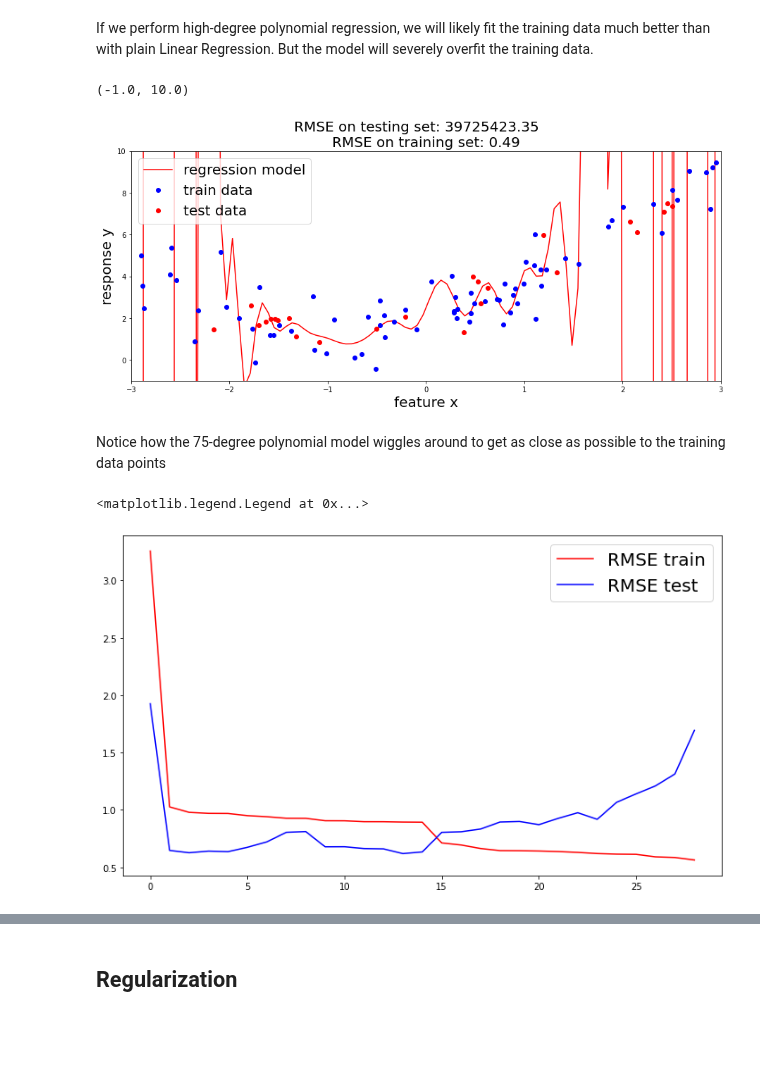
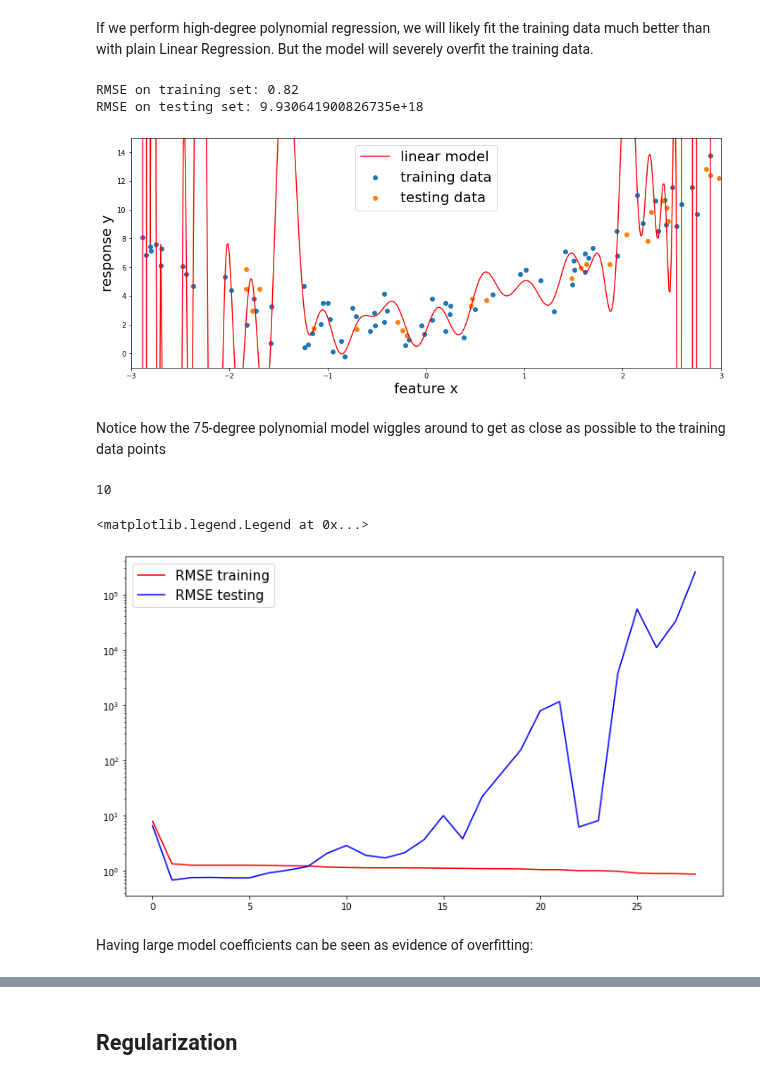
Before and after one commit to um-perez-alvaro/Data-Science-Practice, a Jupyter notebook: Jupyter Notebooks/Regression/notebooks/Regularization.ipynb, the cells around one changed output, grey strips where cells are left out. Saved outputs shown, nothing was run; the diff lists cells and outputs as text; code cells hidden in the pictures; blank space fills up the shorter version.

```diff
--- a/Jupyter Notebooks/Regression/notebooks/Regularization.ipynb
+++ b/Jupyter Notebooks/Regression/notebooks/Regularization.ipynb
@@ -30,31 +30,32 @@ from sklearn.linear_model import LinearRegression
 from sklearn.metrics import mean_squared_error
 # %%
 # fit a linear model
-lin_reg = LinearRegression()
-lin_reg.fit(X_train,y_train)
+linreg = LinearRegression()
+linreg.fit(X_train,y_train)
 
 #RMSE on train set
-y_train_pred = lin_reg.predict(X_train)
+y_train_pred = linreg.predict(X_train)
 rmse_train = mean_squared_error(y_train,y_train_pred)
 
 #RMSE on test set
-y_test_pred = lin_reg.predict(X_test)
+y_test_pred = linreg.predict(X_test)
 rmse_test = mean_squared_error(y_test,y_test_pred)
 
 # plot the linear model
-X_plot = np.linspace(-3,3,100)[:,None]
-y_plot = lin_reg.predict(X_plot)
+m_plot = 100
+X_plot = np.linspace(-3,3,m_plot).reshape(m_plot,1)
+y_plot = linreg.predict(X_plot)
 plt.figure(figsize=(15,6))
 plt.plot(X_plot,y_plot,'r-',label='linear model')
 
 # plot dataset
-plt.plot(X_train,y_train,'bo', label='train data')
-plt.plot(X_test,y_test,'ro', label='test data')
+plt.scatter(X_train,y_train, label='training data')
+plt.scatter(X_test,y_test, label='testing data')
 plt.xlabel('feature x',fontsize=20)
 plt.ylabel('response y',fontsize=20)
-plt.legend(fontsize=20)
+plt.legend(fontsize=15)
 
 # display RMSEs
-plt.title('RMSE on training set: '+str(np.round(rmse_train,2)), fontsize=20)
-plt.suptitle('RMSE on testing set: '+str(np.round(rmse_test,2)), fontsize=20)
+print('RMSE on training set: '+str(np.round(rmse_train,2)))
+print('RMSE on testing set: '+str(np.round(rmse_test,2)))
 # %% [output]
@@ -116,46 +120,51 @@ But the model will severely overfit the training data.
 # %%
 # high-degree polynomial regression
 pipe = Pipeline(steps=[
     ('poly_features', PolynomialFeatures(degree=75,include_bias=False)),
     ('scaler',StandardScaler()),
-    ('reg', LinearRegression()) # fit_intercept=False
+    ('reg', LinearRegression())
 ])
 
 # fit the pipeline
 pipe.fit(X_train,y_train)
 
 #RMSE on train set
 y_train_pred = pipe.predict(X_train)
 rmse_train = mean_squared_error(y_train,y_train_pred)
 
 #RMSE on test set
 y_test_pred = pipe.predict(X_test)
 rmse_test = mean_squared_error(y_test,y_test_pred)
 
 # plot the linear model
-X_plot = np.linspace(-3,3,100)[:,None]
+m_plot = 500
+X_plot = np.linspace(-3,3,m_plot).reshape(m_plot,1)
 y_plot = pipe.predict(X_plot)
 plt.figure(figsize=(15,6))
-plt.plot(X_plot,y_plot,'r-',label='regression model')
+plt.plot(X_plot,y_plot,'r-',label='linear model')
 
 # plot dataset
-plt.plot(X_train,y_train,'bo', label='train data')
-plt.plot(X_test,y_test,'ro', label='test data')
+plt.scatter(X_train,y_train, label='training data')
+plt.scatter(X_test,y_test, label='testing data')
 plt.xlabel('feature x',fontsize=20)
 plt.ylabel('response y',fontsize=20)
 plt.legend(fontsize=20)
+plt.xlim([-3,3])
+plt.ylim([-1,15])
 
 # display RMSEs
-plt.title('RMSE on training set: '+str(np.round(rmse_train,2)), fontsize=20)
-plt.suptitle('RMSE on testing set: '+str(np.round(rmse_test,2)), fontsize=20)
-
-plt.xlim([-3,3])
-plt.ylim([-1,10])
+print('RMSE on training set: '+str(np.round(rmse_train,2)))
+print('RMSE on testing set: '+str(np.round(rmse_test,2)))
 # %% [output]
-(-1.0, 10.0)
+RMSE on training set: 0.82
+RMSE on testing set: 9.930641900826735e+18
-[figure, old version]
+[figure, new version]
 # %% [markdown]
 Notice how the 75-degree polynomial model wiggles around to get as close as possible to the training data points
+# %%
+pipe['poly_features'].degree
+# %% [output]
+10
 # %%
 # The higher your regression model degree, the more likely you are to overfit the data
 rmse_train = []
@@ -178,9 +184,11 @@ for degree in range(1,max_deg):
     rmse_test.append(mean_squared_error(y_test,y_test_pred))
 # %%
 plt.figure(figsize=(12,7))
-plt.plot(range(max_deg-1),rmse_train,'r', label='RMSE train')
-plt.plot(range(max_deg-1),rmse_test,'b', label='RMSE test')
-plt.legend(fontsize=20)
+plt.semilogy(rmse_train,'r', label='RMSE training')
+plt.semilogy(rmse_test,'b', label='RMSE testing')
+plt.legend(fontsize=15)
 # %% [output]
 <matplotlib.legend.Legend at 0x...>
-[figure, old version]
+[figure, new version]
+# %% [markdown]
+Having large model coefficients can be seen as evidence of overfitting:
```
Also changed, not shown: parts of 16 cells of this notebook, 4 other files.
